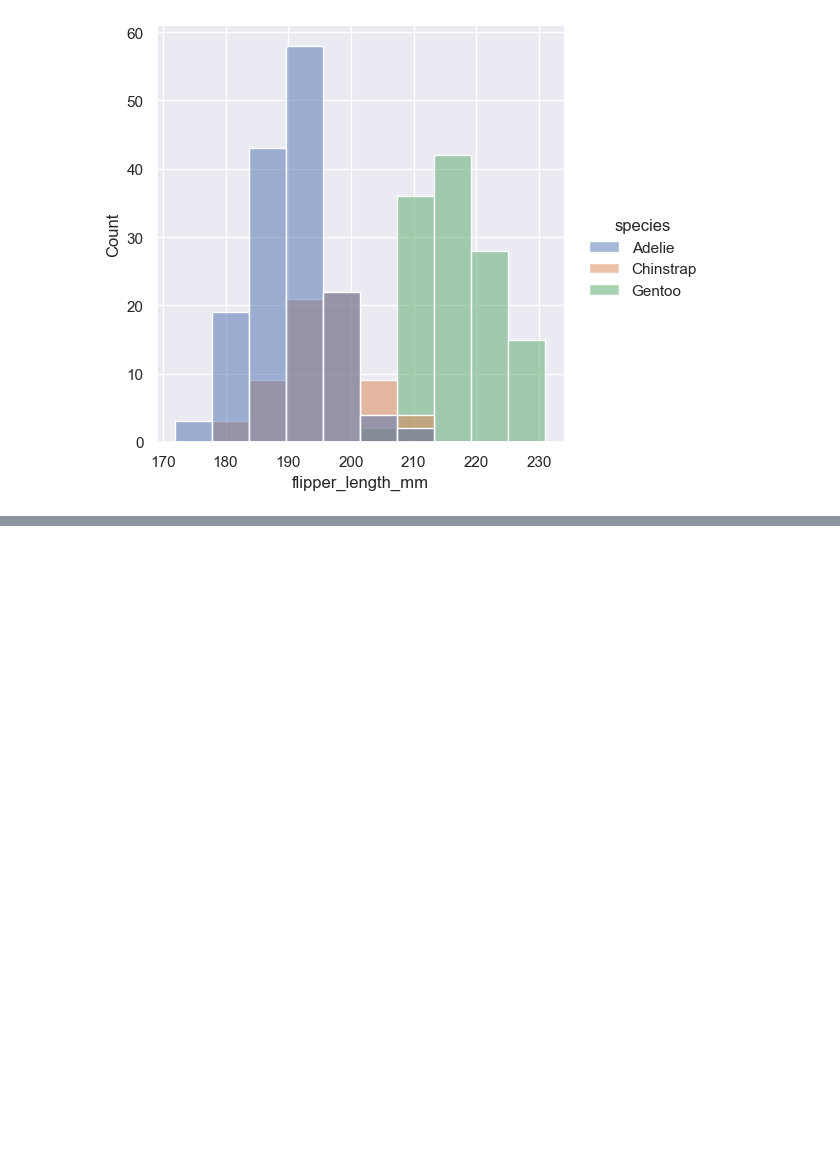
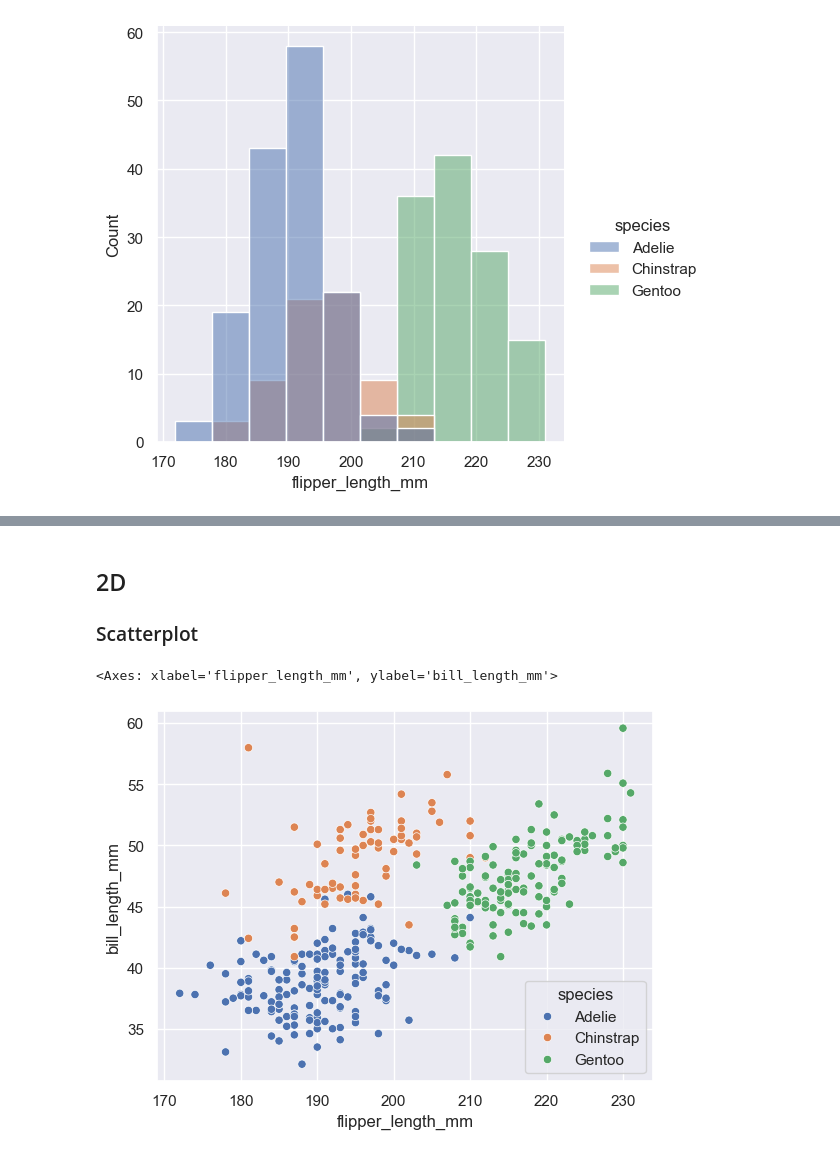
Before and after one commit to fabiansefranek/penguins-dsai-miniproject, a Jupyter notebook: penguins.ipynb, the cells around one changed output, grey strips where cells are left out. Saved outputs shown, nothing was run; the diff lists cells and outputs as text; code cells hidden in the pictures; blank space fills up the shorter version.

```diff
--- a/penguins.ipynb
+++ b/penguins.ipynb
@@ -64,0 +53,9 @@ sns.displot(penguins, x="flipper_length_mm", hue="species")
+# %% [markdown]
+## 2D
+
+### Scatterplot
+# %%
+sns.scatterplot(data=penguins, x='flipper_length_mm', y='bill_length_mm', hue='species')
+# %% [output]
+<Axes: xlabel='flipper_length_mm', ylabel='bill_length_mm'>
+[figure, added]
```
Also changed, not shown: parts of 18 cells of this notebook, 3 other files.
